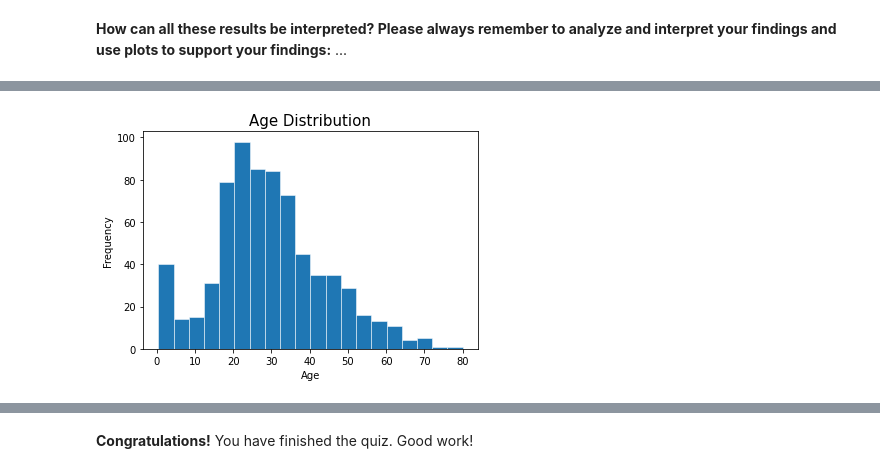
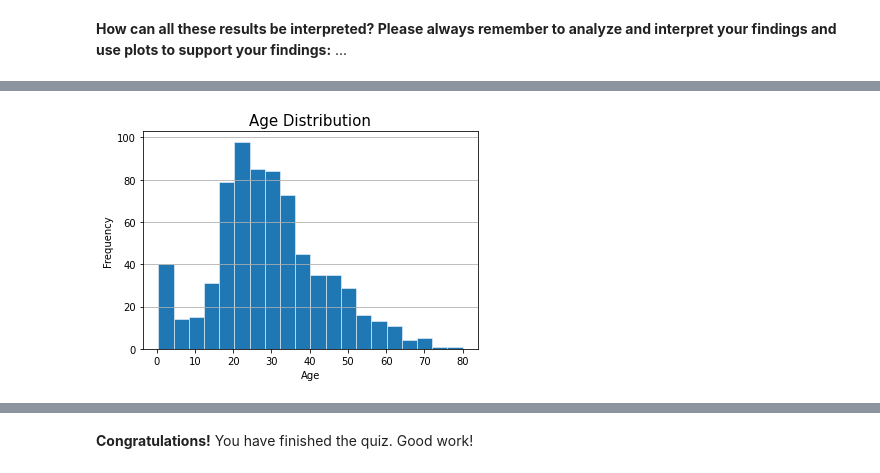
Before and after one commit to baaponter/MetNumUN2022II, a Jupyter notebook: Quiz3/baaponter_Quiz3.ipynb, the cells around one changed output, grey strips where cells are left out. Drawn from its saved outputs; the diff is of its cells as text; code cells hidden in the pictures.

```diff
--- a/Quiz3/baaponter_Quiz3.ipynb
+++ b/Quiz3/baaponter_Quiz3.ipynb
@@ -602,11 +600,8 @@ plt.title("Died survived proportion", loc="left");
 # %%
 plt.hist(titanic['Age'], bins=20, edgecolor='white', linewidth=0.5)
-#plt.rc('axes', titlesize=15)
-#plt.rc('axes', labelsize=10)
-#plt.rc('xtick', labelsize=10)
-#plt.rc('ytick', labelsize=10)
 plt.title('Age Distribution')
 plt.xlabel('Age', )
 plt.ylabel('Frequency');
+plt.grid(axis='y')
 # %% [output]
-[figure, old version]
+[figure, new version]
```
Also changed, not shown: parts of 10 cells of this notebook.
